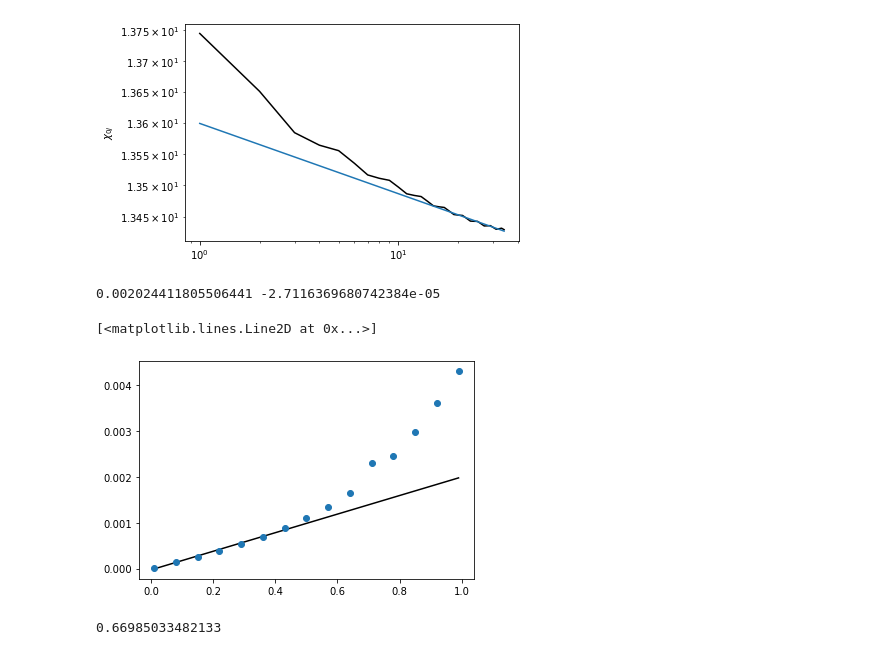
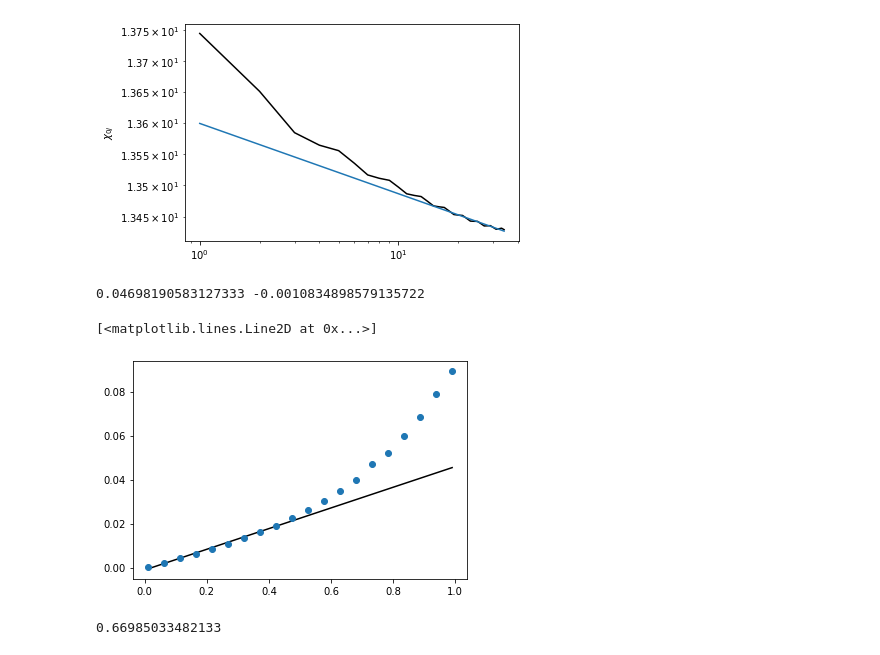
Before and after one commit to chuan97/long-range-ising, a Jupyter notebook: test.ipynb, the cells around one changed output. Saved outputs shown, nothing was run; the diff lists cells and outputs as text; code cells hidden in the pictures.

Commit message:
updated plots and dataset

```diff
--- a/test.ipynb
+++ b/test.ipynb
@@ -134,41 +134,41 @@ marker_kwargs = {'c': 'k',
 N = 100
 M = int(np.sqrt(N) * np.log(N))
 wz = 1
-beta = 1 / 0.02
-J0 = 0.25
+beta = 1 / 0.4
+J0 = 0.3
 
 gs = 0.0 * np.ones(N)
 dg = 5e-3 * wz
 
 i = 0
 
-alphas = np.linspace(0.01, 0.99, 15)
+alphas = np.linspace(0.01, 0.99, 20)
 crit_exp = []
 for alpha in alphas:
     gs = 0.0 * np.ones(N)
     mxs0 = algo.lrising_mags(wz, J0, alpha, gs, beta, N, M)
     gs[i] = dg
     mxs1 = algo.lrising_mags(wz, J0, alpha, gs, beta, N, M)
     susc = ((mxs1 - mxs0) / dg)
 
     fit_start = N//8
     #rs = np.arange(1, N//2, 1)
     #ax.plot(rs, susc[1:N//2], c='k')
     popt, pcov = curve_fit(correlation_length_fit, np.arange(fit_start,4*N//8, 1), susc[fit_start:4*N//8], p0=[1, 1])
     crit_exp.append(popt[0])
 
 
 def correlation_decay_fit(x, m, n):
     return x*m + n
 
 popt, pcov = curve_fit(correlation_decay_fit, alphas[:2*len(alphas)//4], crit_exp[:2*len(alphas)//4], p0=(1, 0))
 print(*popt)
 plt.plot(alphas, correlation_decay_fit(alphas, *popt), c='k')
 plt.plot(alphas, crit_exp, lw=0, marker='o')
 # %% [output]
-0.002024411805506441 -2.7116369680742384e-05
+0.04698190583127333 -0.0010834898579135722
 [<matplotlib.lines.Line2D at 0x...>]
-[figure, old version]
+[figure, new version]
 # %%
 0.670866014377453
 0.6635922496836434
```
Also changed, not shown: 9 other files.
